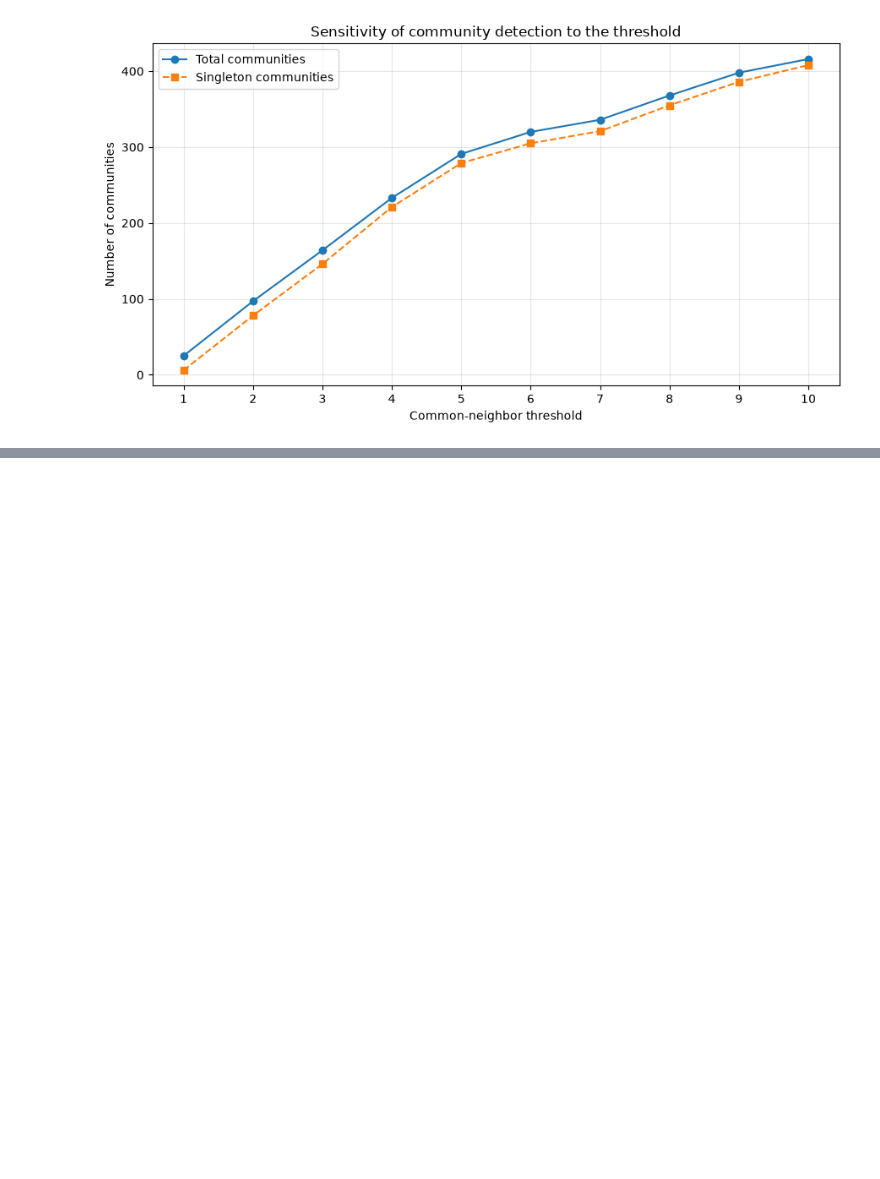
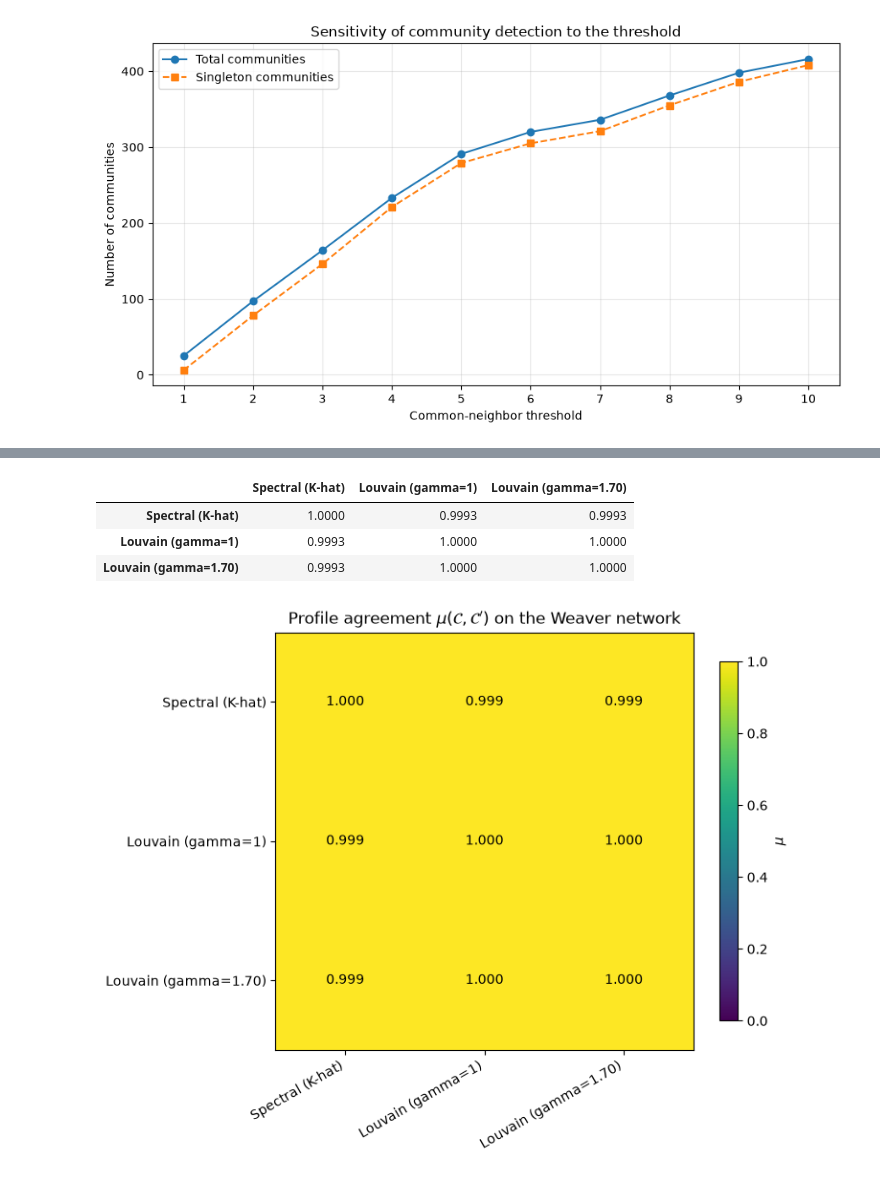
Before and after one commit to MatheoLeMercier/Group_20_Project_3, a Jupyter notebook: Group_20_Project_3_.ipynb, the cells around one changed output, grey strips where cells are left out. Cells and saved outputs as stored; diff of their text form; code cells hidden in the pictures; blank space fills up the shorter version.

```diff
--- a/Group_20_Project_3_.ipynb
+++ b/Group_20_Project_3_.ipynb
@@ -639,0 +809,49 @@ Community sizes: [41, 40, 40, 40, 40, 39]
+# %%
+### Applying mu to the Weaver network ###
+
+# Louvain at the modularity-selected resolution (from the gamma sweep in 3.7)
+OPTIMAL_GAMMA = float(gamma_df.loc[gamma_df["modularity"].idxmax(), "gamma"])
+louvain_selected = [set(c) for c in
+                    nx.community.louvain_communities(G, resolution=OPTIMAL_GAMMA, seed=SEED)]
+
+named_partitions = {
+    "Spectral (K-hat)": [set(c) for c in spectral_communities],
+    "Louvain (gamma=1)": [set(c) for c in louvain_communities],
+    f"Louvain (gamma={OPTIMAL_GAMMA:.2f})": louvain_selected,
+}
+
+# --- Pairwise mu matrix ------------------------------------------------------
+names = list(named_partitions)
+MU = np.eye(len(names))
+for i, ni in enumerate(names):
+    for j, nj in enumerate(names):
+        if j > i:
+            MU[i, j] = MU[j, i] = mu(G, named_partitions[ni], named_partitions[nj])
+
+mu_df = pd.DataFrame(MU, index=names, columns=names)
+display(mu_df.round(4))
+
+# --- Heatmap -----------------------------------------------------------------
+fig, ax = plt.subplots(figsize=(7.5, 6))
+im = ax.imshow(mu_df.values, vmin=0.0, vmax=1.0, cmap="viridis")
+ax.set_xticks(range(len(names)))
+ax.set_yticks(range(len(names)))
+ax.set_xticklabels(names, rotation=30, ha="right")
+ax.set_yticklabels(names)
+
+for i in range(len(names)):
+    for j in range(len(names)):
+        val = mu_df.values[i, j]
+        ax.text(j, i, f"{val:.3f}", ha="center", va="center",
+                color="white" if val < 0.65 else "black", fontsize=10)
+
+ax.set_title(r"Profile agreement $\mu(\mathcal{C},\mathcal{C}')$ on the Weaver network")
+fig.colorbar(im, ax=ax, label=r"$\mu$", shrink=0.85)
+plt.tight_layout()
+plt.show()
+# %% [output]
+|  | Spectral (K-hat) | Louvain (gamma=1) | Louvain (gamma=1.70) |
+| Spectral (K-hat) | 1.0000 | 0.9993 | 0.9993 |
+| Louvain (gamma=1) | 0.9993 | 1.0000 | 1.0000 |
+| Louvain (gamma=1.70) | 0.9993 | 1.0000 | 1.0000 |
+[figure, added]
```
Also changed, not shown: parts of 27 cells of this notebook.
